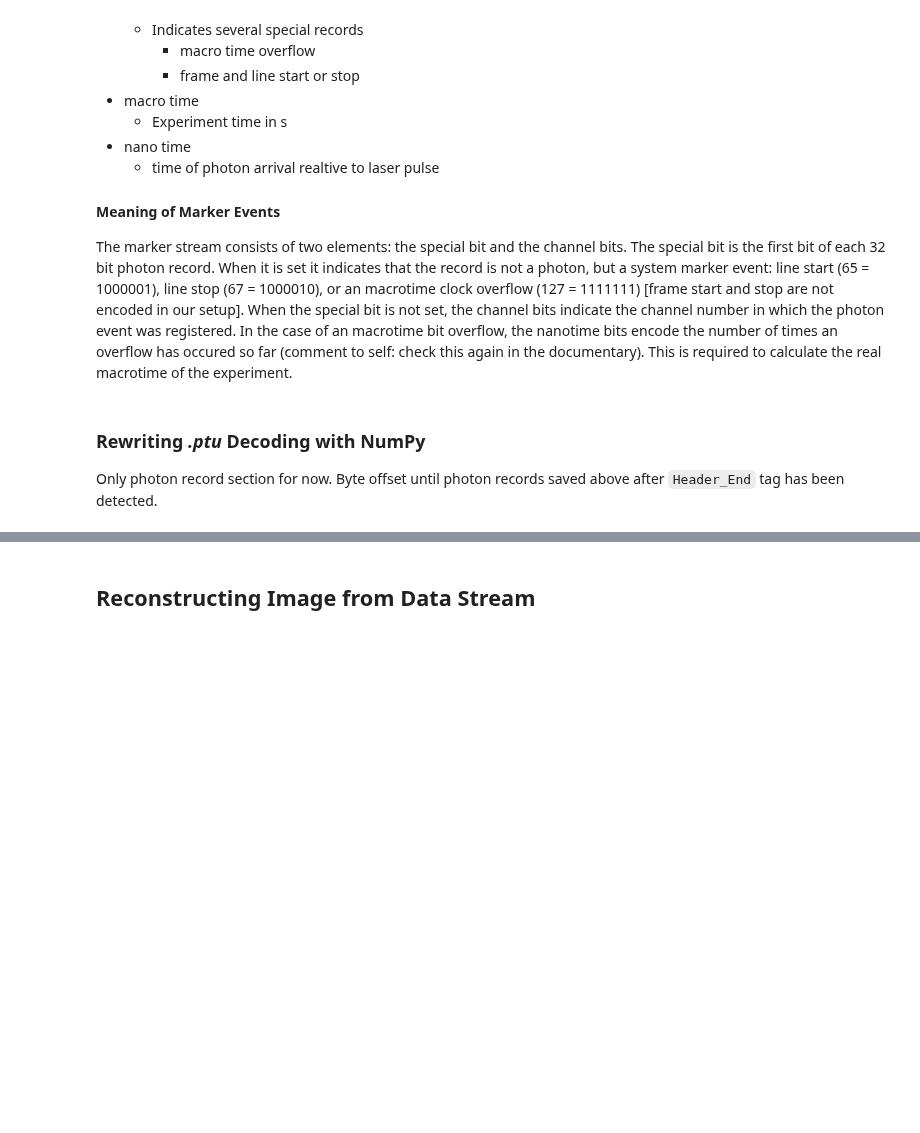
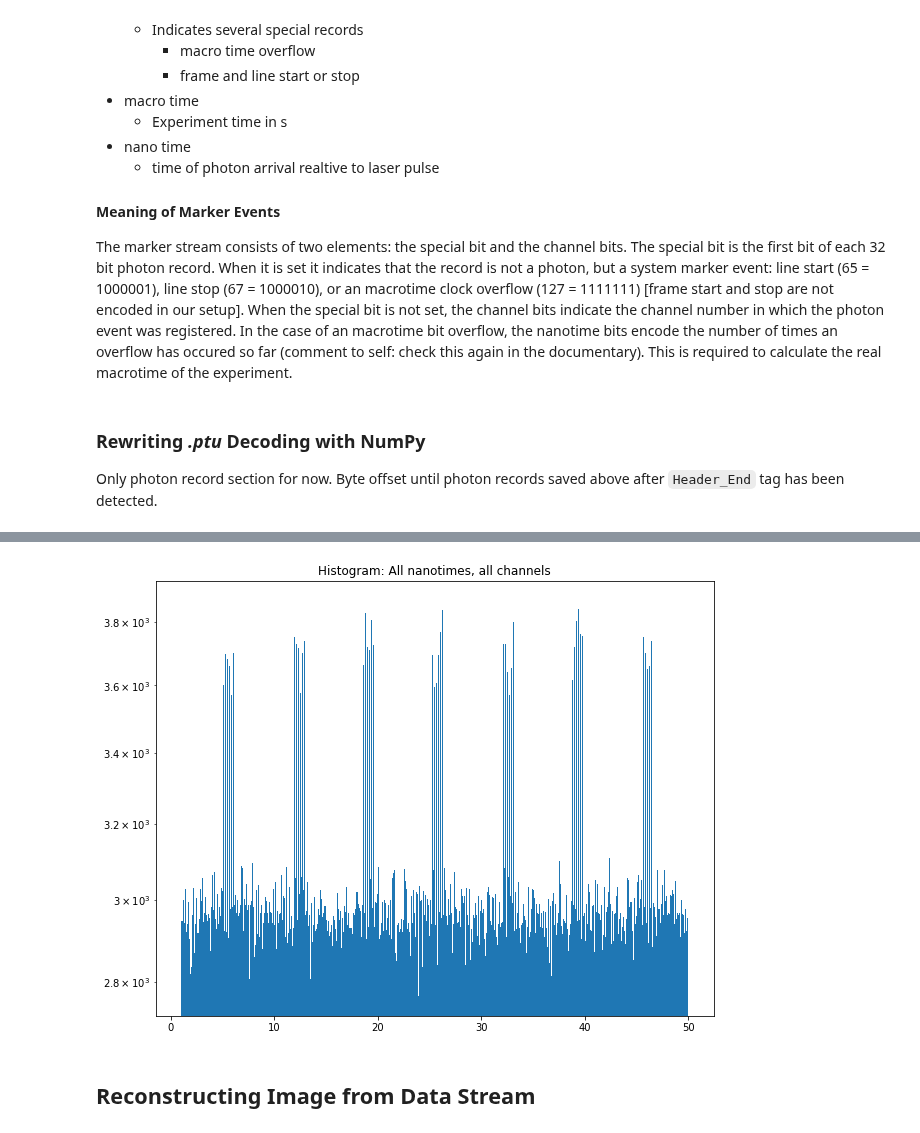
Before and after one commit to Tomkaehst/PhasorFLIM, a Jupyter notebook: notebooks/PicoQuant PTU Decoding and Fitting.ipynb, the cells around one changed output, grey strips where cells are left out. Cells and saved outputs as stored; diff of their text form; code cells hidden in the pictures; blank space fills up the shorter version.

```diff
--- a/notebooks/PicoQuant PTU Decoding and Fitting.ipynb
+++ b/notebooks/PicoQuant PTU Decoding and Fitting.ipynb
@@ -339,7 +341,9 @@ recordarray = treatOverflows(recordarray, macroMultFactor)
 # %%
-#plt.hist(recordarray['nanotime'], bins=500, range = (1, 50), log = "y")
-#plt.title("Histogram: All nanotimes, all channels")
-#plt.show()
+plt.hist(recordarray['nanotime'], bins=3000, range = (1, 50), log = "y")
+plt.title("Histogram: All nanotimes, all channels")
+plt.show()
+# %% [output]
+[figure, added]
 # %% [markdown]
 ## Reconstructing Image from Data Stream
 # %%
```
Also changed, not shown: parts of 9 cells of this notebook, 1 other file.
